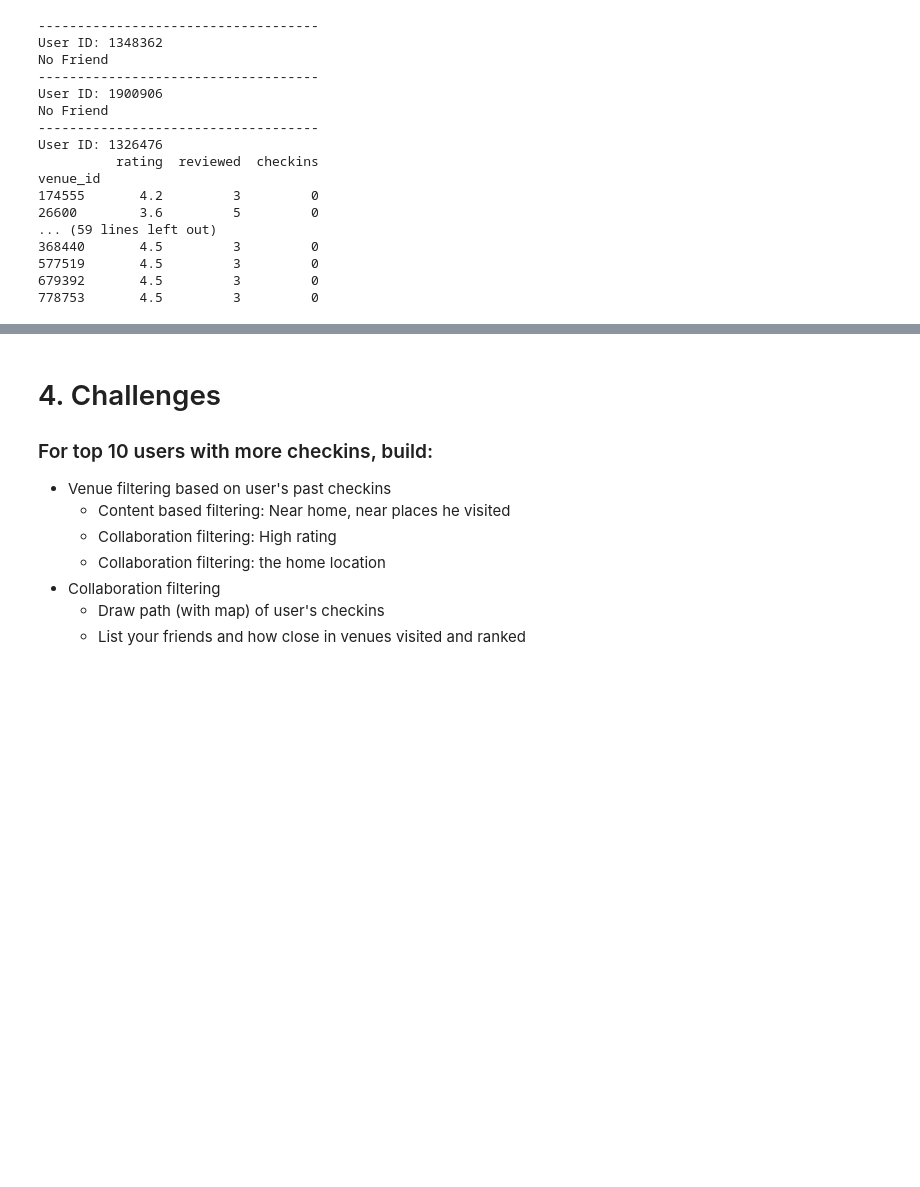
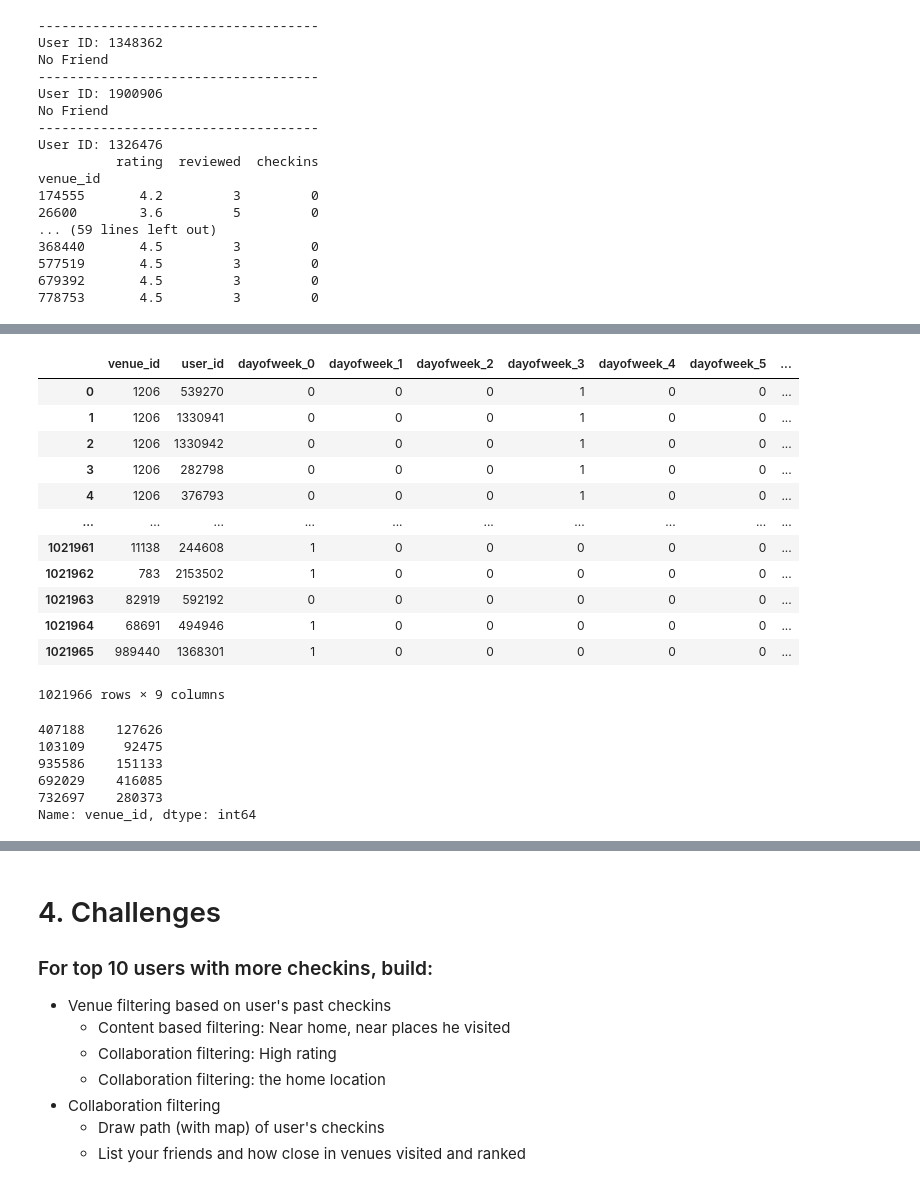
Before and after one commit to stefanauwyang/ml-engineer, a Jupyter notebook: ML-Engineer-Notebook.ipynb, the cells around one changed output, grey strips where cells are left out. Drawn from its saved outputs; the diff is of its cells as text; code cells hidden in the pictures; blank space fills up the shorter version.

```diff
--- a/ML-Engineer-Notebook.ipynb
+++ b/ML-Engineer-Notebook.ipynb
@@ -464,0 +464,6 @@ venue_id
+# %%
+data = checkins.copy()
+# %%
+data['created_at'] = pd.to_datetime(data['created_at'])
+# %%
+data['dayofweek'] = data['created_at'].dt.dayofweek
@@ -464,0 +486,17 @@ venue_id
+# %%
+data = pd.get_dummies(data[['venue_id','user_id','dayofweek']], columns=['dayofweek'])
+data
+# %% [output]
+|  | venue_id | user_id | dayofweek_0 | dayofweek_1 | dayofweek_2 | dayofweek_3 | dayofweek_4 | dayofweek_5 | ... |
+| 0 | 1206 | 539270 | 0 | 0 | 0 | 1 | 0 | 0 | ... |
+| 1 | 1206 | 1330941 | 0 | 0 | 0 | 1 | 0 | 0 | ... |
+| 2 | 1206 | 1330942 | 0 | 0 | 0 | 1 | 0 | 0 | ... |
+| 3 | 1206 | 282798 | 0 | 0 | 0 | 1 | 0 | 0 | ... |
+| 4 | 1206 | 376793 | 0 | 0 | 0 | 1 | 0 | 0 | ... |
+| ... | ... | ... | ... | ... | ... | ... | ... | ... | ... |
+| 1021961 | 11138 | 244608 | 1 | 0 | 0 | 0 | 0 | 0 | ... |
+| 1021962 | 783 | 2153502 | 1 | 0 | 0 | 0 | 0 | 0 | ... |
+| 1021963 | 82919 | 592192 | 0 | 0 | 0 | 0 | 0 | 0 | ... |
+| 1021964 | 68691 | 494946 | 1 | 0 | 0 | 0 | 0 | 0 | ... |
+| 1021965 | 989440 | 1368301 | 1 | 0 | 0 | 0 | 0 | 0 | ... |
+1021966 rows × 9 columns
@@ -464,0 +505,10 @@ venue_id
+# %%
+labels = train_data['venue_id']
+labels.head(5)
+# %% [output]
+407188    127626
+103109     92475
+935586    151133
+692029    416085
+732697    280373
+Name: venue_id, dtype: int64
```
Also changed, not shown: parts of 48 cells of this notebook.
